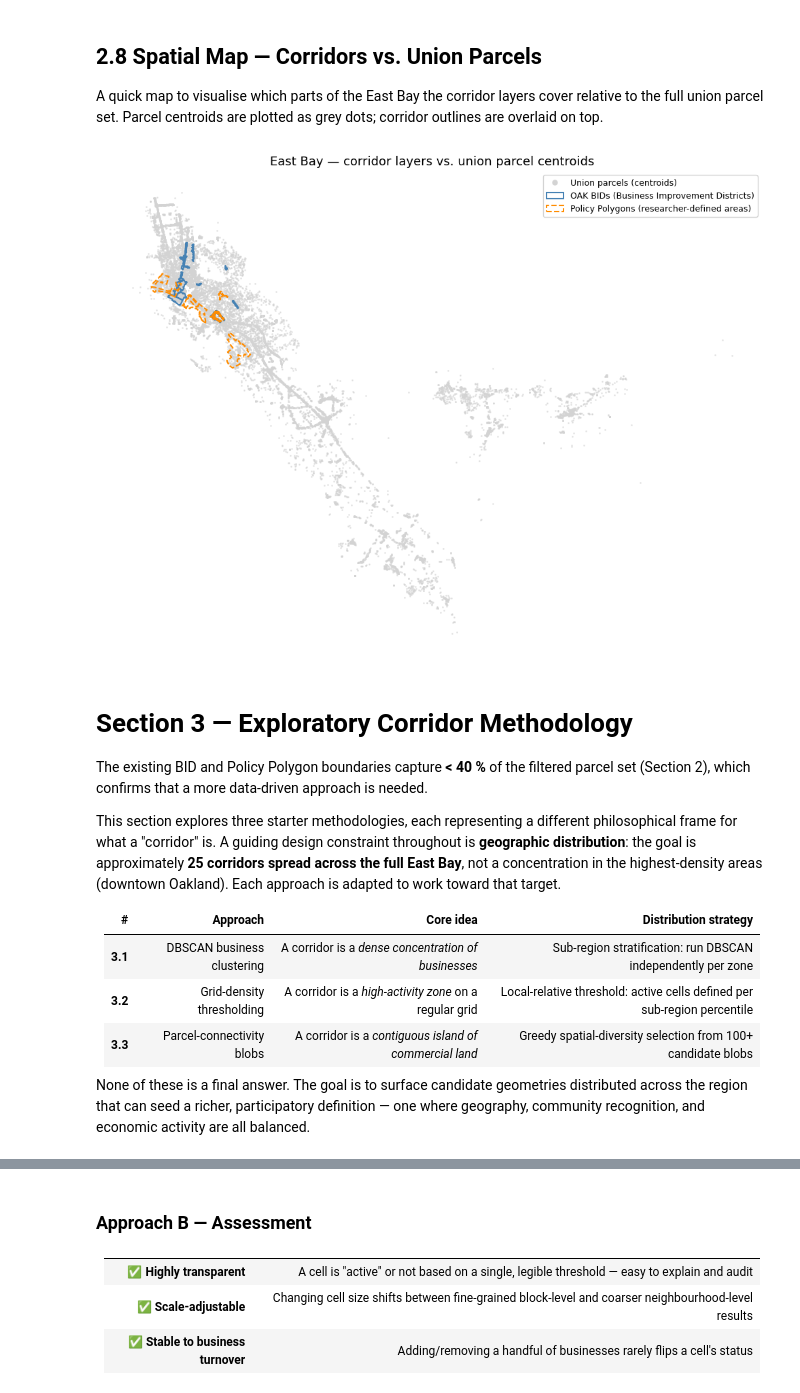
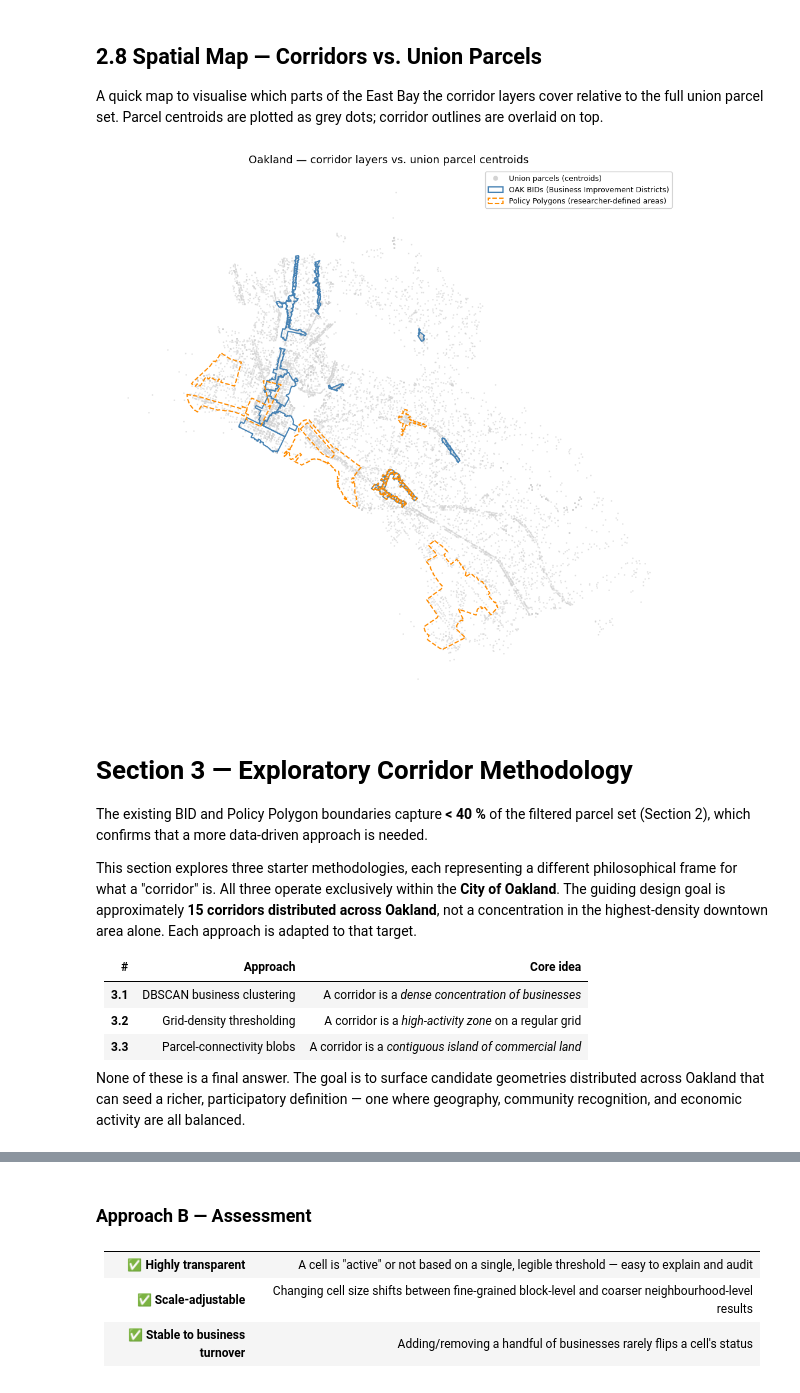
Before and after one commit to schoolofcities/eddit-east-bay, a Jupyter notebook: analysis/prelim/identify_prelim_corridors_parcels.ipynb, the cells around one changed output, grey strips where cells are left out. Drawn from its saved outputs; the diff is of its cells as text; code cells hidden in the pictures.

Commit message:
update prelim analysis to oakland only

```diff
--- a/analysis/prelim/identify_prelim_corridors_parcels.ipynb
+++ b/analysis/prelim/identify_prelim_corridors_parcels.ipynb
@@ -90,7 +87,13 @@ The native CRS is **EPSG:3857** (Web Mercator).
 # Load full parcel shapefile (~1 GB on disk; reads into memory as a GeoDataFrame)
 parcels = gpd.read_file(PARCEL_SHP)
 
-print(f"Total parcels loaded : {len(parcels):,}")
-print(f"CRS                  : {parcels.crs}")
-print(f"UseCode sample values: {parcels['UseCode'].dropna().unique()[:10]}")
+# Load Oakland city limits and clip parcels to the city boundary.
+# We filter by centroid to preserve whole parcel polygons.
+oakland = gpd.read_file(OAKLAND_SHP).to_crs(PARCEL_CRS)
+oakland_geom = oakland.unary_union
+parcels = parcels[parcels.geometry.centroid.within(oakland_geom)].copy().reset_index(drop=True)
+
+print(f"Total parcels loaded (Oakland only) : {len(parcels):,}")
+print(f"CRS                                 : {parcels.crs}")
+print(f"UseCode sample values               : {parcels['UseCode'].dropna().unique()[:10]}")
 # %% [output]
@@ -174,7 +177,11 @@ businesses_gdf = gpd.GeoDataFrame(
 # Reproject to the same CRS as the parcel layer (EPSG:3857)
 businesses_gdf = businesses_gdf.to_crs(PARCEL_CRS)
 
+# Clip to Oakland city limits (oakland_geom defined in Section 1.1)
+businesses_gdf = businesses_gdf[businesses_gdf.geometry.within(oakland_geom)].copy().reset_index(drop=True)
+
 print(f"Business CRS after reprojection   : {businesses_gdf.crs}")
+print(f"Businesses within Oakland         : {len(businesses_gdf):,}")
 # %% [output]
 Businesses with valid coordinates : 29,545
 Business CRS after reprojection   : EPSG:3857
@@ -423,32 +431,32 @@ union_centroids["geometry"] = parcels_union.geometry.centroid
 # %%
 
 fig, ax = plt.subplots(figsize=(10, 10))
 
 # Plot union parcel centroids as light grey dots
 union_centroids.plot(ax=ax, color="lightgrey", markersize=1, alpha=0.5)
 
 # OAK BIDs — solid blue outlines
 oak_bids.plot(ax=ax, facecolor="none", edgecolor="steelblue", linewidth=1.5)
 
 # Policy Polygons — dashed orange outlines
 policy.plot(ax=ax, facecolor="none", edgecolor="darkorange", linewidth=1.5, linestyle="--")
 
 legend_handles = [
     mlines.Line2D([], [], color="lightgrey", marker="o", linestyle="None",
                   markersize=5, label="Union parcels (centroids)"),
     mpatches.Patch(facecolor="none", edgecolor="steelblue", linewidth=1.5,
                    label="OAK BIDs (Business Improvement Districts)"),
     mpatches.Patch(facecolor="none", edgecolor="darkorange", linewidth=1.5,
                    linestyle="--", label="Policy Polygons (researcher-defined areas)"),
 ]
 
-ax.set_title("East Bay — corridor layers vs. union parcel centroids", fontsize=13)
+ax.set_title("Oakland — corridor layers vs. union parcel centroids", fontsize=13)
 ax.legend(handles=legend_handles, loc="upper right", fontsize=9, framealpha=0.9)
 ax.set_axis_off()
 plt.tight_layout()
 plt.show()
 # %% [output]
-[figure, old version]
+[figure, new version]
 # %% [markdown]
 
 # Section 3 — Exploratory Corridor Methodology
@@ -457,19 +465,18 @@ The existing BID and Policy Polygon boundaries capture **< 40 %** of the filtere
 (Section 2), which confirms that a more data-driven approach is needed.
 
 This section explores three starter methodologies, each representing a different philosophical
-frame for what a "corridor" is.  A guiding design constraint throughout is **geographic
-distribution**: the goal is approximately **25 corridors spread across the full East Bay**,
-not a concentration in the highest-density areas (downtown Oakland).  Each approach is adapted
-to work toward that target.
+frame for what a "corridor" is.  All three operate exclusively within the **City of Oakland**.
+The guiding design goal is approximately **15 corridors distributed across Oakland**, not a
+concentration in the highest-density downtown area alone.  Each approach is adapted to that target.
 
-| # | Approach | Core idea | Distribution strategy |
-|---|---|---|---|
-| **3.1** | DBSCAN business clustering | A corridor is a *dense concentration of businesses* | Sub-region stratification: run DBSCAN independently per zone |
-| **3.2** | Grid-density thresholding | A corridor is a *high-activity zone* on a regular grid | Local-relative threshold: active cells defined per sub-region percentile |
-| **3.3** | Parcel-connectivity blobs | A corridor is a *contiguous island of commercial land* | Greedy spatial-diversity selection from 100+ candidate blobs |
+| # | Approach | Core idea |
+|---|---|---|
+| **3.1** | DBSCAN business clustering | A corridor is a *dense concentration of businesses* |
+| **3.2** | Grid-density thresholding | A corridor is a *high-activity zone* on a regular grid |
+| **3.3** | Parcel-connectivity blobs | A corridor is a *contiguous island of commercial land* |
 
 None of these is a final answer.  The goal is to surface candidate geometries distributed
-across the region that can seed a richer, participatory definition — one where geography,
+across Oakland that can seed a richer, participatory definition — one where geography,
 community recognition, and economic activity are all balanced.
 # %% [markdown]
 
```
Also changed, not shown: parts of 23 cells of this notebook.
